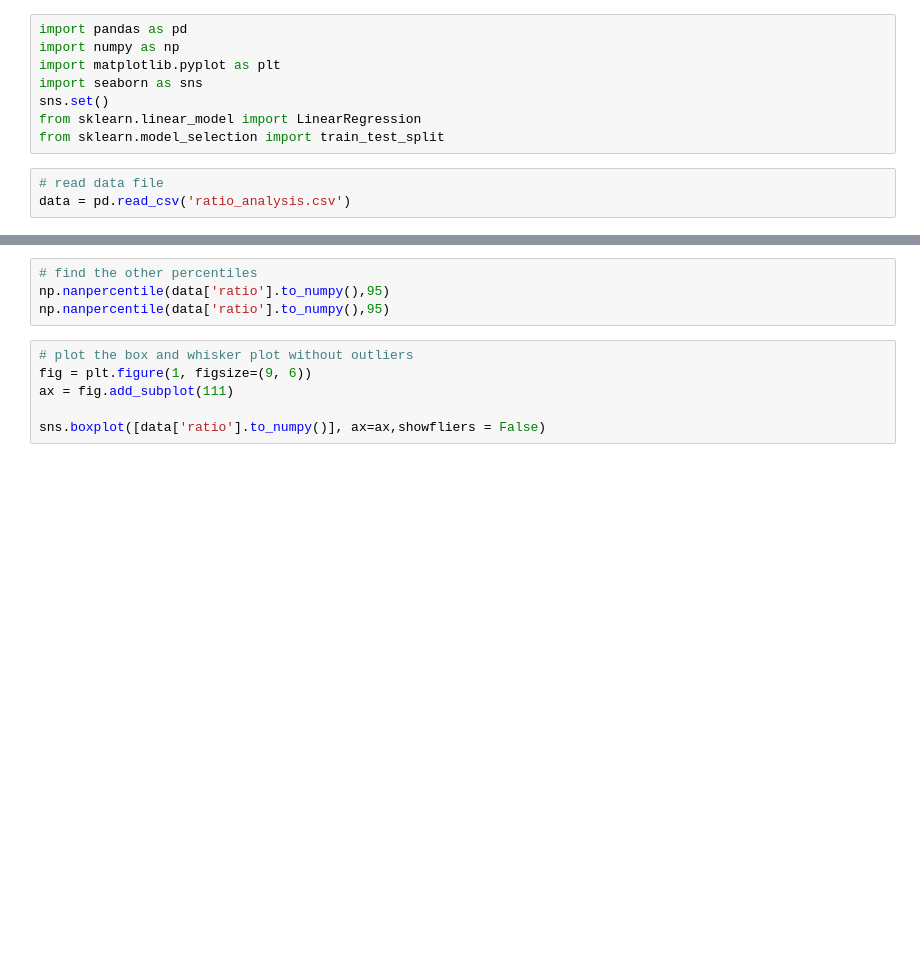
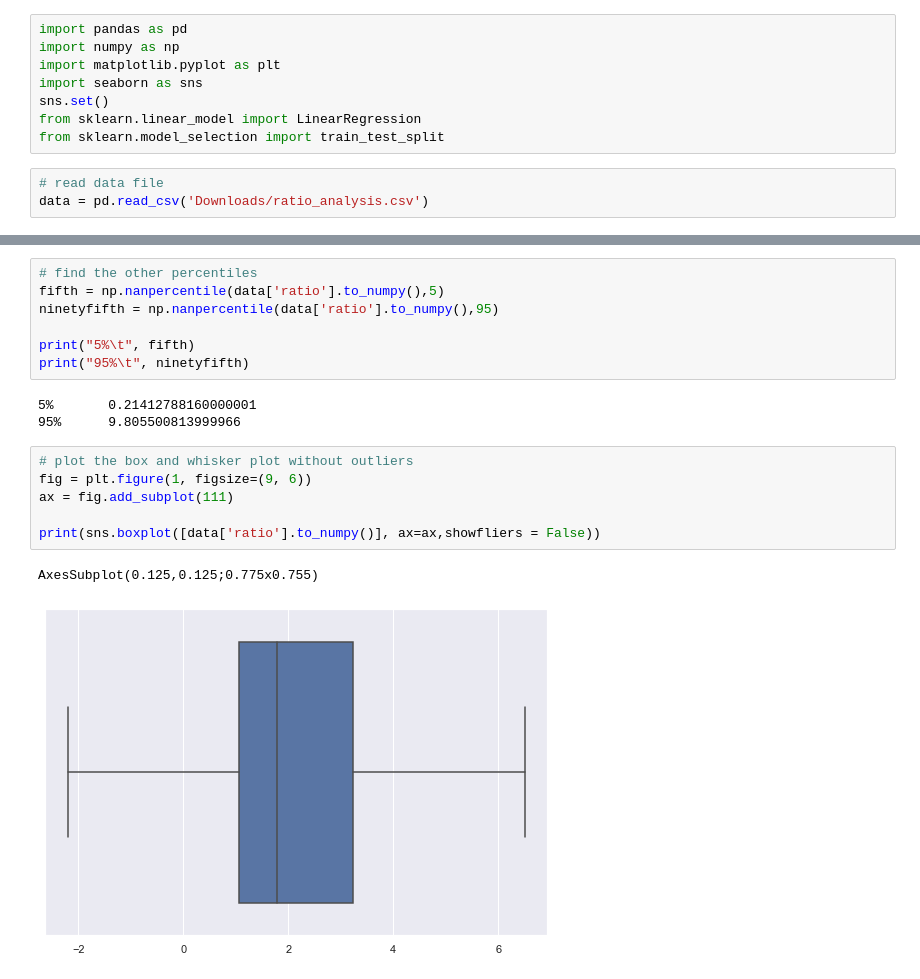
Before and after one commit to matthewmar10/financial_security_analysis, a Jupyter notebook: ratio_analysis.ipynb, the cells around one changed output, grey strips where cells are left out. Cells and saved outputs as stored; diff of their text form; blank space fills up the shorter version.

```diff
--- a/ratio_analysis.ipynb
+++ b/ratio_analysis.ipynb
@@ -8,4 +8,4 @@ from sklearn.linear_model import LinearRegression
 from sklearn.model_selection import train_test_split
 # %%
 # read data file
-data = pd.read_csv('ratio_analysis.csv')
+data = pd.read_csv('Downloads/ratio_analysis.csv')
@@ -19,10 +43,19 @@ data['ratio'].describe()
 # %%
 # find the other percentiles
-np.nanpercentile(data['ratio'].to_numpy(),95)
-np.nanpercentile(data['ratio'].to_numpy(),95)
+fifth = np.nanpercentile(data['ratio'].to_numpy(),5)
+ninetyfifth = np.nanpercentile(data['ratio'].to_numpy(),95)
+
+print("5%\t", fifth)
+print("95%\t", ninetyfifth)
+# %% [output]
+5%       0.21412788160000001
+95%      9.805500813999966
 # %%
 # plot the box and whisker plot without outliers
 fig = plt.figure(1, figsize=(9, 6))
 ax = fig.add_subplot(111)
 
-sns.boxplot([data['ratio'].to_numpy()], ax=ax,showfliers = False)
+print(sns.boxplot([data['ratio'].to_numpy()], ax=ax,showfliers = False))
+# %% [output]
+AxesSubplot(0.125,0.125;0.775x0.755)
+[figure, added]
```
Also changed, not shown: parts of 18 cells of this notebook.
